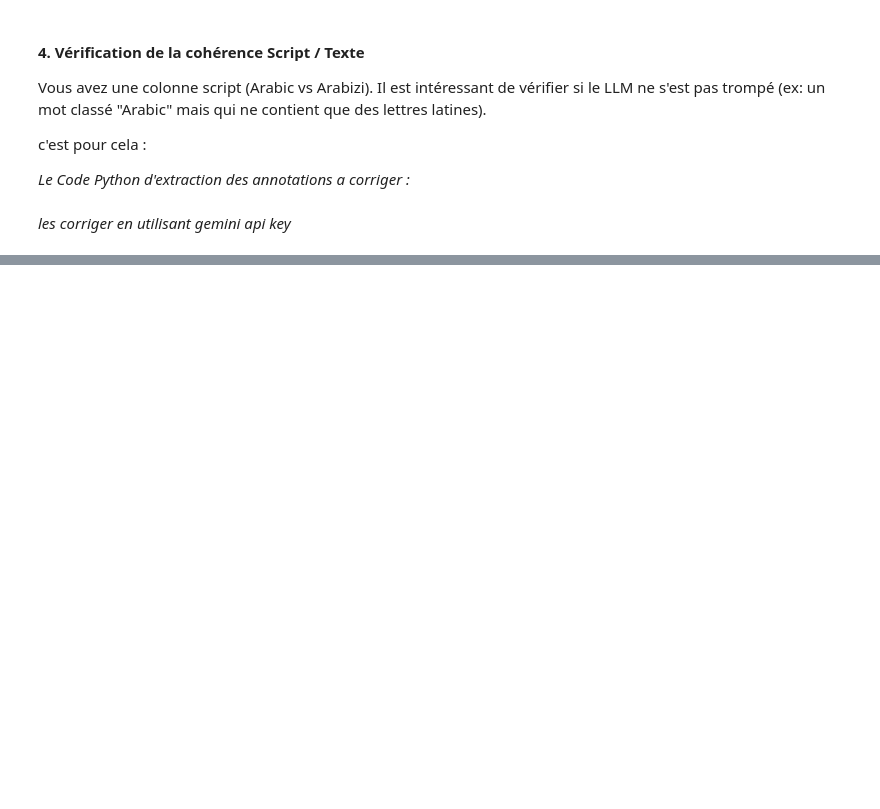
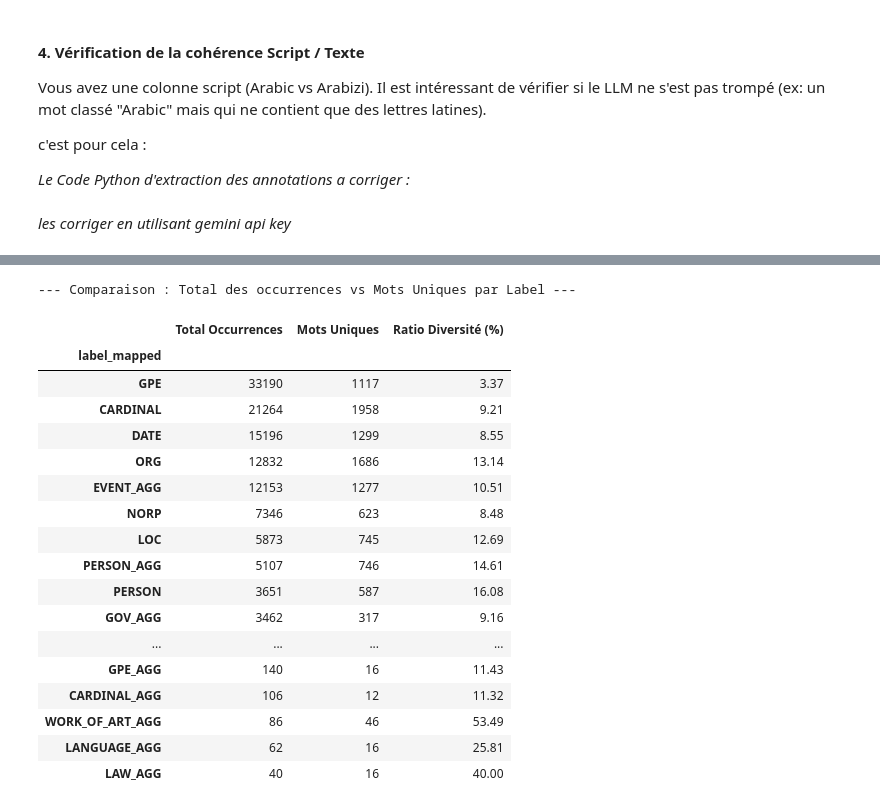
Before and after one commit to AmineKL-dev/projet-NER-darija, a Jupyter notebook: notebook/Analyse_exploitable.ipynb, the cells around one changed output, grey strips where cells are left out. Saved outputs shown, nothing was run; the diff lists cells and outputs as text; code cells hidden in the pictures; blank space fills up the shorter version.

```diff
--- a/notebook/Analyse_exploitable.ipynb
+++ b/notebook/Analyse_exploitable.ipynb
@@ -684,0 +727,42 @@ Terminé ! 288 mots corrigés ont été sauvegardés dans '../data_false_code/co
+# %%
+# Calculer le nombre total d'occurrences par label
+total_counts = df_clean['label_mapped'].value_counts()
+
+# Calculer le nombre d'entités distinctes (uniques) par label
+unique_counts = df_clean.groupby('label_mapped')['entity_value'].nunique()
+
+# Combiner les deux dans un seul DataFrame pour faciliter la comparaison
+comparison_df = pd.DataFrame({
+    'Total Occurrences': total_counts,
+    'Mots Uniques': unique_counts
+})
+
+# Calculer le ratio de diversité (Mots uniques / Total)
+# Plus le pourcentage est bas, plus les mots se répètent.
+comparison_df['Ratio Diversité (%)'] = (comparison_df['Mots Uniques'] / comparison_df['Total Occurrences'] * 100).round(2)
+
+# Trier par le nombre total d'occurrences
+comparison_df = comparison_df.sort_values(by='Total Occurrences', ascending=False)
+
+print("--- Comparaison : Total des occurrences vs Mots Uniques par Label ---")
+display(comparison_df)
+# %% [output]
+--- Comparaison : Total des occurrences vs Mots Uniques par Label ---
+|  | Total Occurrences | Mots Uniques | Ratio Diversité (%) |
+| label_mapped |  |  |  |
+| GPE | 33190 | 1117 | 3.37 |
+| CARDINAL | 21264 | 1958 | 9.21 |
+| DATE | 15196 | 1299 | 8.55 |
+| ORG | 12832 | 1686 | 13.14 |
+| EVENT_AGG | 12153 | 1277 | 10.51 |
+| NORP | 7346 | 623 | 8.48 |
+| LOC | 5873 | 745 | 12.69 |
+| PERSON_AGG | 5107 | 746 | 14.61 |
+| PERSON | 3651 | 587 | 16.08 |
+| GOV_AGG | 3462 | 317 | 9.16 |
+| ... | ... | ... | ... |
+| GPE_AGG | 140 | 16 | 11.43 |
+| CARDINAL_AGG | 106 | 12 | 11.32 |
+| WORK_OF_ART_AGG | 86 | 46 | 53.49 |
+| LANGUAGE_AGG | 62 | 16 | 25.81 |
+| LAW_AGG | 40 | 16 | 40.00 |
```
Also changed, not shown: parts of 19 cells of this notebook.
